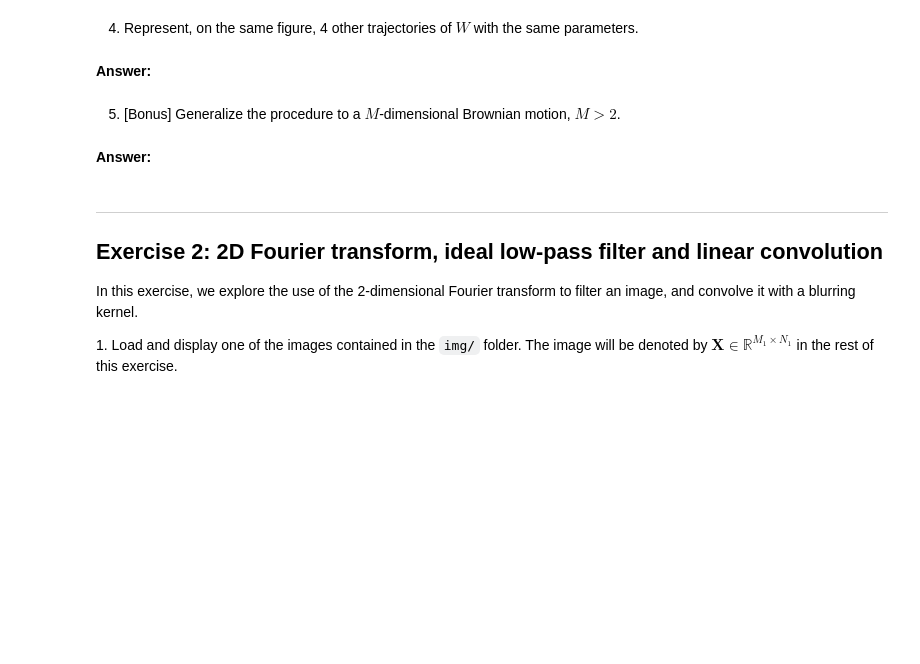
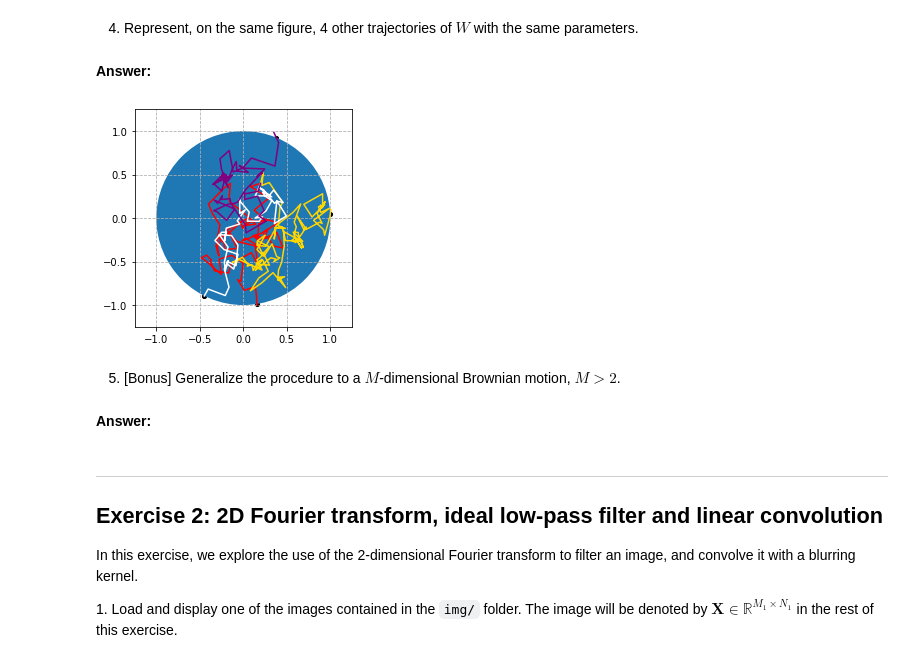
Before and after one commit to Eclil/python_sdia, a Jupyter notebook: Labs/Lab3/lab3.ipynb, the cells around one changed output. Drawn from its saved outputs; the diff is of its cells as text; code cells hidden in the pictures; blank space fills up the shorter version.

```diff
--- a/Labs/Lab3/lab3.ipynb
+++ b/Labs/Lab3/lab3.ipynb
@@ -134,3 +132,26 @@ TypeError: scatter() missing 1 required positional argument: 'y'
+# %%
+# your code
+circle = plt.Circle((0,0),1);
+fig, ax = plt.subplots();
+plt.xlim(-1.25,1.25);
+plt.ylim(-1.25,1.25);
+plt.grid(linestyle = "--", zorder = 1);
+ax.set_aspect(1);
+ax.add_artist(circle);
+
+list = [];
+
+for i in range(4):
+    list.append(np.array(brownian_motion(1000, (0.2,0.4), 1e-2, rng)));
+
+list =np.array(list);
+color = ['r','gold','w','purple'];
+
+for i in range(4):
+    plt.plot(list[i][:-1,0],list[i][:-1,1],0.1, color = color[i]);
+    plt.scatter(list[i][-1,0],list[i][-1,1],17,color = 'black', edgecolors='black');
+# %% [output]
+[figure, added]
 # %% [markdown]
 5. [Bonus] Generalize the procedure to a $M$-dimensional Brownian motion, $M > 2$.
 # %% [markdown]
```
Also changed, not shown: parts of 11 cells of this notebook, 4 other files.
